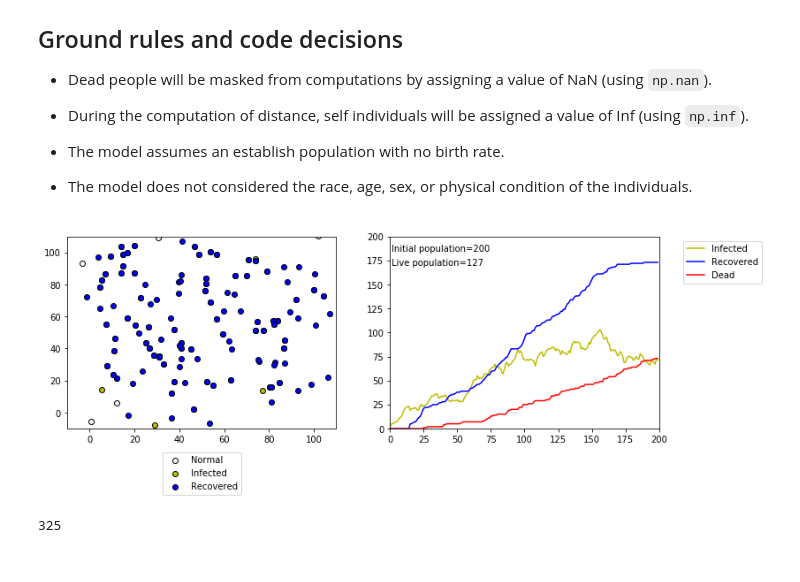
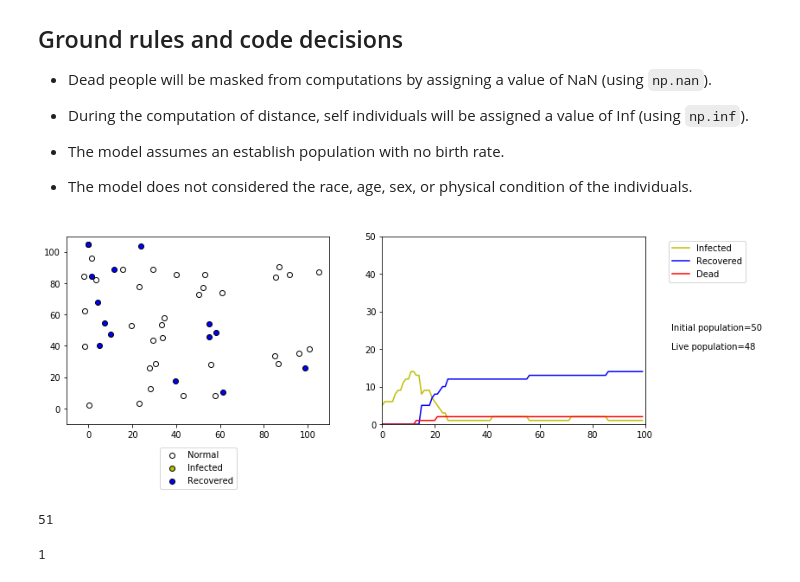
Before and after one commit to andres-patrignani/pynotes, a Jupyter notebook: notebooks/disease_spread.ipynb, the cells around one changed output. Saved outputs shown, nothing was run; the diff lists cells and outputs as text; code cells hidden in the pictures.

```diff
--- a/notebooks/disease_spread.ipynb
+++ b/notebooks/disease_spread.ipynb
@@ -41,10 +41,10 @@ xmin = 0      # Left system boundary
 xmax = 100    # Right system boundary
 ymin = 0      # Lower system boundary
 ymax = 100    # Upper system boundary
-T = 200       # Number of time steps
+T = 100       # Number of time steps
 
 # Existing population
-N = 200       # Number of live individuals
+N = 50       # Number of live individuals
 live = np.ones(N, dtype=bool)
 dead = np.zeros(N, dtype=bool)
 
@@ -60,7 +60,7 @@ theta = np.radians(np.random.uniform(0,360,N))
 
 # Compute percentage of people circulating
 activity_rate = np.ones(N)
-fraction_static = 0.1  # Change this to keep people static (at home)
+fraction_static = 0.0  # Change this to keep people static (at home)
 static_individuals = np.random.randint(low=0, high=N, size=round(N*fraction_static))
 activity_rate[static_individuals] = 0
 
@@ -74,7 +74,7 @@ death_rate = 2/100
 quarentine_time = np.zeros(N)
 
 # Inoculate a small group of individuals
-infected_seeds = np.random.randint(low=0, high=N, size=2)
+infected_seeds = np.random.randint(low=0, high=N, size=5)
 infected[infected_seeds] = True
 normal[infected_seeds] = False
 
@@ -104,11 +104,11 @@ for t in range(1,T):
     E = edist(x,y)
     E[np.eye(N, dtype='bool')] = np.inf # Set selfs to inf to avoid being selected.
     rows,cols = np.where(E <= social_distance)
-    idx_contact = np.zeros(N, dtype="bool")
-    idx_contact[rows] = True
+    #idx_contact = np.zeros(N, dtype="bool")
+    #idx_contact[rows] = True
 
     # Change trajectory angle if contact between two people
-    theta[idx_contact] = np.random.uniform(0,360,np.sum(idx_contact))
+    #theta[idx_contact] = np.random.uniform(0,360,np.sum(idx_contact))
 
     # New infected live individuals
     idx_infected = infected[rows] | infected[cols]
@@ -133,7 +133,9 @@ for t in range(1,T):
     # Update live population counts
     live[idx_dead] = False
     infected[idx_dead] = False
+    recovered[idx_dead] = False
     normal[idx_dead] = False
+    quarentine_time[idx_recovered] = np.nan
     x[idx_dead] = np.nan
     y[idx_dead] = np.nan
     theta[idx_dead] = np.nan
@@ -142,34 +144,38 @@ for t in range(1,T):
     total_live = np.append(total_live,live.sum())
     total_dead = np.append(total_dead,dead.sum())
     total_normal = np.append(total_normal,normal.sum())
     total_infected = np.append(total_infected,infected.sum())
     total_recovered = np.append(total_recovered,recovered.sum())
 
     # Plot chart with current positions and health
     clear_output(wait=True)
     plt.figure(figsize=(12,4))
     plt.subplot(1,2,1)
     plt.scatter(x[normal],y[normal],marker='o',facecolor='w',edgecolor='k',label='Normal')
     plt.scatter(x[infected],y[infected],marker='o',facecolor='y',edgecolor='k',label='Infected')
     plt.scatter(x[recovered],y[recovered],marker='o',facecolor='b',edgecolor='k',label='Recovered')
     plt.legend(loc='upper center', bbox_to_anchor=(0.5,-0.1))
 
     # Set limits of the plot to improve rendering at the boundaries
     plt.xlim(xmin-10,xmax+10)
     plt.ylim(ymin-10,ymax+10)
 
     # Plot progression of health condition
     plt.subplot(1,2,2)
     plt.plot(range(t+1),total_infected, '-y',label='Infected')
     plt.plot(range(t+1),total_recovered, '-b',label='Recovered')
     plt.plot(range(t+1),total_dead, '-r',label='Dead')
-    plt.annotate("Initial population="+str(live.size), xy=(1,N-15))
-    plt.annotate("Live population="+str(live.sum()), xy=(1,N-30))
+    plt.annotate("Initial population="+str(live.size), xy=(T+10,N/2), annotation_clip=False)
+    plt.annotate("Live population="+str(live.sum()), xy=(T+10,N/2.5), annotation_clip=False)
     plt.xlim(0,T)
     plt.ylim(0,N)
     plt.legend(loc='upper right',bbox_to_anchor=(1.4,1))
     plt.show()
     print(normal.sum() + recovered.sum() + infected.sum() + dead.sum())
 # %% [output]
-[figure, old version]
+[figure, new version]
-325
+51
+# %%
+np.sum(infected & recovered)
+# %% [output]
+1
```
Also changed, not shown: parts of 4 cells of this notebook, 10 other files.
